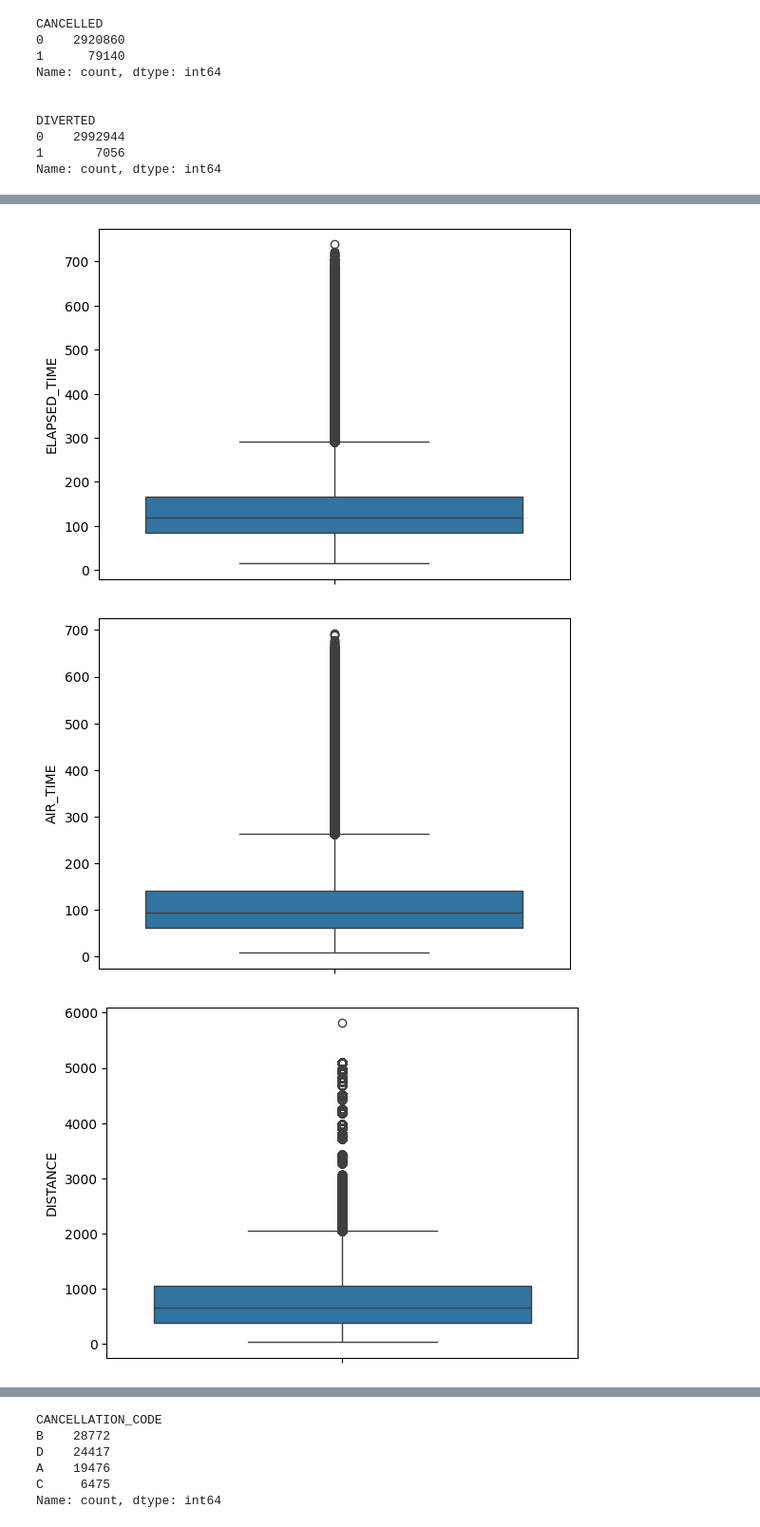
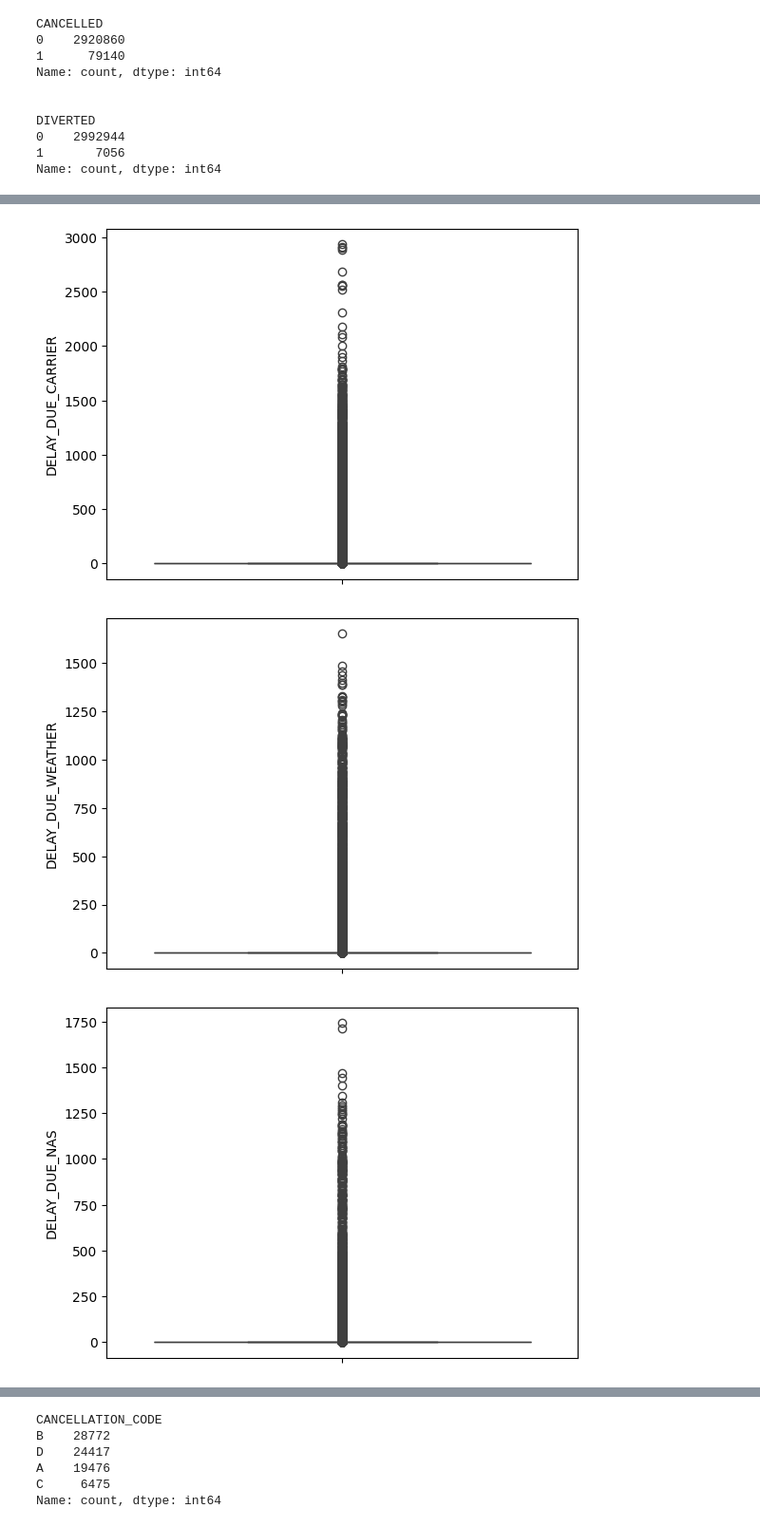
Before and after one commit to hjm46/FlightDelaysPredictions, a Jupyter notebook: cleaningFlights2019_2023.ipynb, the cells around one changed output, grey strips where cells are left out. Shown: that part at 95% size. Saved outputs shown, nothing was run; the diff lists cells and outputs as text; code cells hidden in the pictures.

Commit message:
cleaned up some stuff

```diff
--- a/cleaningFlights2019_2023.ipynb
+++ b/cleaningFlights2019_2023.ipynb
@@ -4,7 +4,7 @@ import numpy as np
 import seaborn as sns
 import matplotlib.pyplot as plt
 # %%
-df = pd.read_csv("flights2019_2023.csv")
+df = pd.read_csv("flights19-23.csv")
 df.head()
 # %% [output]
 |  | FL_DATE | AIRLINE | AIRLINE_DOT | AIRLINE_CODE | DOT_CODE | FL_NUMBER | ORIGIN | ORIGIN_CITY | DEST | ... |
@@ -55,7 +58,6 @@ Explore difference between CRS flight time, elapsed fight time, and flight time
 # %%
-cleaned_df = pd.DataFrame(df[["FL_DATE", "AIRLINE", "ORIGIN", "ORIGIN_CITY", "DEST", "DEST_CITY", "DEP_DELAY", "TAXI_OUT", "TAXI_IN",
-                               "ARR_DELAY", "CANCELLED", "CANCELLATION_CODE", "DIVERTED", "CRS_ELAPSED_TIME", "ELAPSED_TIME", "AIR_TIME",
-                               "DISTANCE", "DELAY_DUE_CARRIER", "DELAY_DUE_WEATHER", "DELAY_DUE_NAS", "DELAY_DUE_SECURITY",
-                               "DELAY_DUE_LATE_AIRCRAFT"]])
+cleaned_df = pd.DataFrame(df[["FL_DATE", "AIRLINE", "ORIGIN", "DEST", "DEP_DELAY", "TAXI_OUT", "TAXI_IN",
+                               "ARR_DELAY", "CANCELLED", "CANCELLATION_CODE", "DIVERTED", "DISTANCE", "DELAY_DUE_CARRIER",
+                               "DELAY_DUE_WEATHER", "DELAY_DUE_NAS", "DELAY_DUE_SECURITY", "DELAY_DUE_LATE_AIRCRAFT"]])
 cleaned_df
 # %% [output]
@@ -106,7 +109,7 @@ Missing values in cancelation code and delay causes are probably because there w
 # %%
 # cleaned_df.dropna(subset=["DEP_DELAY", "CRS_ELAPSED_TIME", "TAXI_OUT", "TAXI_IN", "ARR_DELAY", "ELAPSED_TIME", "AIR_TIME"], axis=0)
 # %%
-cleaned_df["CANCELLATION_CODE"] = cleaned_df["CANCELLATION_CODE"].fillna("not cancelled")
+cleaned_df["CANCELLATION_CODE"] = cleaned_df["CANCELLATION_CODE"].fillna("N")
 cleaned_df["DELAY_DUE_CARRIER"] = cleaned_df["DELAY_DUE_CARRIER"].fillna(0)
 cleaned_df["DELAY_DUE_WEATHER"] = cleaned_df["DELAY_DUE_WEATHER"].fillna(0)
 cleaned_df["DELAY_DUE_NAS"] = cleaned_df["DELAY_DUE_NAS"].fillna(0)
@@ -246,5 +218,5 @@ cleaned_df.head()
 # %%
-for col in cleaned_df.columns[6:]:
+for col in cleaned_df.columns[4:]:
     if(col == "CANCELLED" or col == "DIVERTED" or col == "CANCELLATION_CODE" or col == "YEAR" or col == "MONTH" or col == "DAY"):
         sns.histplot(data=cleaned_df[col])
         plt.show()
@@ -263,3 +235,3 @@ for col in cleaned_df.columns[6:]:
-[figure, old version]
+[figure, new version]
-[figure, old version]
+[figure, new version]
-[figure, old version]
+[figure, new version]
```
Also changed, not shown: parts of 15 cells of this notebook, 1 other file.
